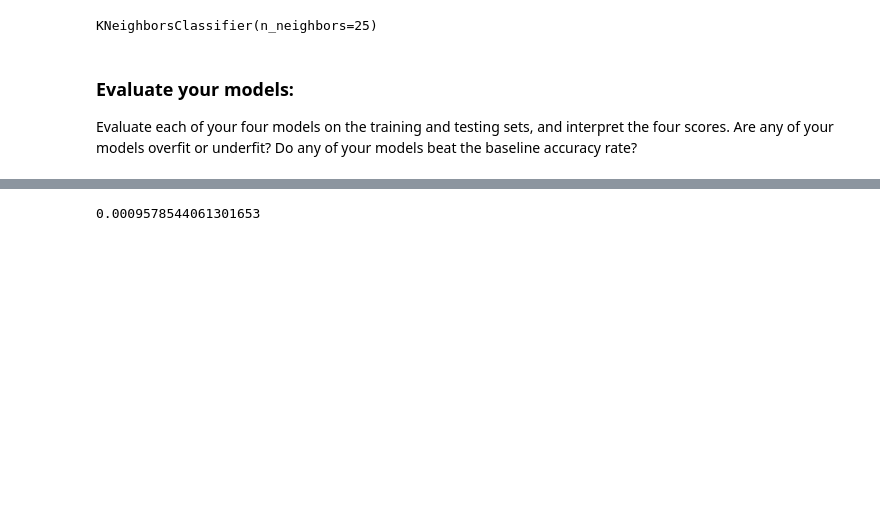
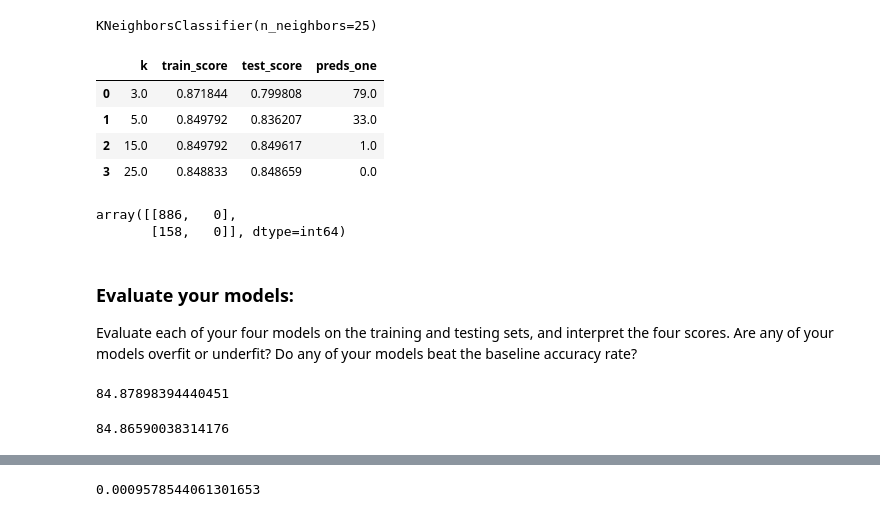
Before and after one commit to Tatadektep/Classification_Lab, a Jupyter notebook: starter-code.ipynb, the cells around one changed output, grey strips where cells are left out. Cells and saved outputs as stored; diff of their text form; code cells hidden in the pictures; blank space fills up the shorter version.

```diff
--- a/starter-code.ipynb
+++ b/starter-code.ipynb
@@ -247,8 +361,15 @@ Index(['Q1', 'Q2', 'Q3', 'Q4', 'Q5', 'Q6', 'Q7', 'Q8', 'Q9', 'Q10', 'Q11',
+# %%
+X = df[features]
+y = df["hand"]
 # %%
-X_drop = ['introelapse', 'testelapse', 'country',
-       'fromgoogle', 'engnat', 'age', 'education', 'gender', 'orientation',
-       'race', 'religion', 'hand']
-X = df.drop(columns = X_drop)
-y = df["hand"]
+# X_drop = ['introelapse', 'testelapse', 'country',
+#        'fromgoogle', 'engnat', 'age', 'education', 'gender', 'orientation',
+#        'race', 'religion', 'hand']
+# X = df.drop(columns = X_drop)
+# y = df["hand"]
 # %%
-X_train, X_test, y_train, y_test = train_test_split(X,y, random_state= 42, stratify= y )
+# X before y, train before test
+X_train, X_test, y_train, y_test = train_test_split(X,y,
+                                                    random_state= 42,
+                                                    stratify= y )
+# We might want to stratify anyways due to imbalance class could magnify the difference.
@@ -268,6 +407,36 @@ knn15.fit(X_train,y_train)
 knn25.fit(X_train,y_train)
 # %% [output]
 KNeighborsClassifier(n_neighbors=25)
+# %%
+k_scores = pd.DataFrame(columns= ["k", "train_score", "test_score",
+                                  "preds_one"])
+
+for n, k in enumerate([3,5,15,25]):
+    knn = KNeighborsClassifier(n_neighbors=k)
+    knn.fit(X_train, y_train)
+    y_preds = knn.predict(X_test)
+    minority_class_preds = y_preds == 1
+    preds_one = pd.Series(minority_class_preds).sum()
+    train_score = knn.score(X_train, y_train)
+    test_score = knn.score(X_test, y_test)
+    k_scores.loc[n] = [k,train_score,test_score,preds_one]
+# %%
+k_scores
+# the model predict the majority class
+# %% [output]
+|  | k | train_score | test_score | preds_one |
+| 0 | 3.0 | 0.871844 | 0.799808 | 79.0 |
+| 1 | 5.0 | 0.849792 | 0.836207 | 33.0 |
+| 2 | 15.0 | 0.849792 | 0.849617 | 1.0 |
+| 3 | 25.0 | 0.848833 | 0.848659 | 0.0 |
+# %%
+from sklearn.metrics import confusion_matrix
+
+cm = confusion_matrix(y_test,y_preds)
+cm
+# %% [output]
+array([[886,   0],
+       [158,   0]], dtype=int64)
 # %% [markdown]
 ### Evaluate your models:
 
@@ -274,0 +453,12 @@ Evaluate each of your four models on the training and testing sets, and interpre
+# %%
+# The baseline accuracy
+# If the algorithm just selected the majority for each of its
+# prediction of y
+# Algorithmic equivalent --> DummyClassifer set to `most_frequent`
+y.value_counts(normalize=True).mul(100)[0]
+# %% [output]
+84.87898394440451
+# %%
+y_test.value_counts(normalize=True).mul(100)[0]
+# %% [output]
+84.86590038314176
```
Also changed, not shown: parts of 44 cells of this notebook.
